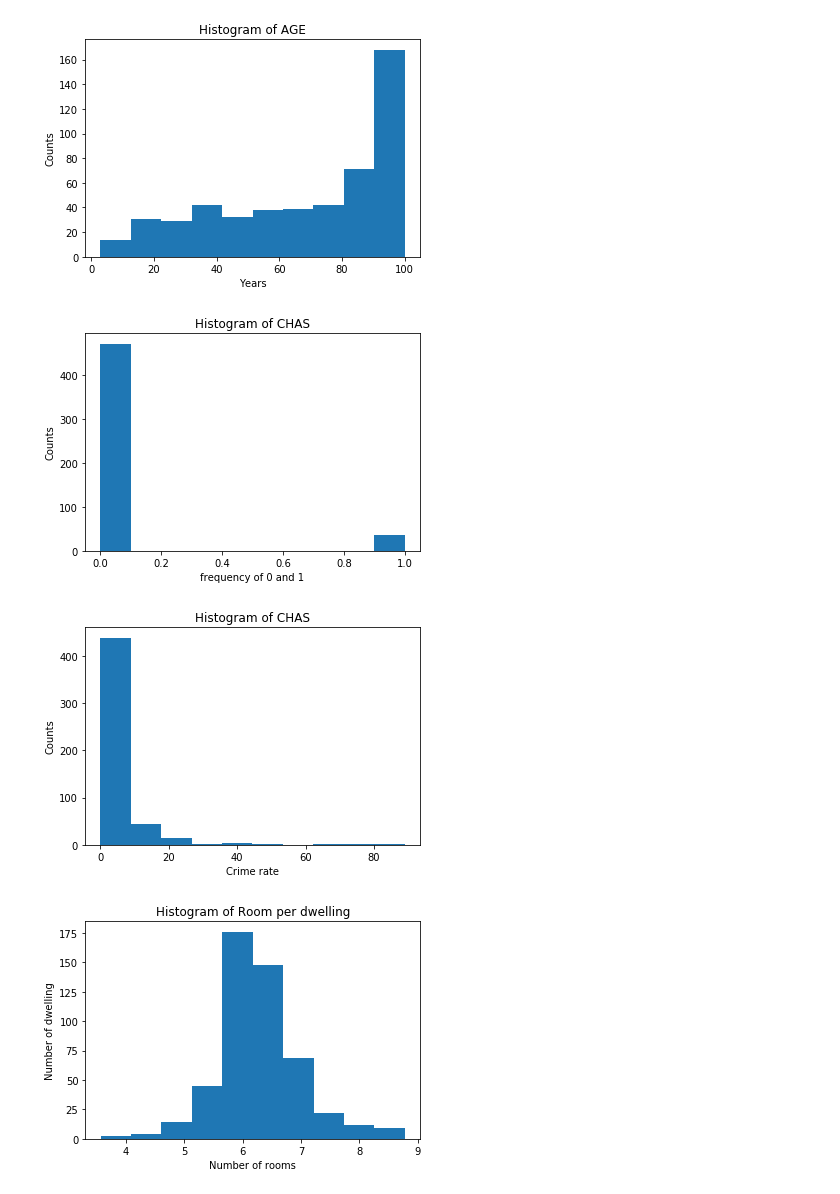
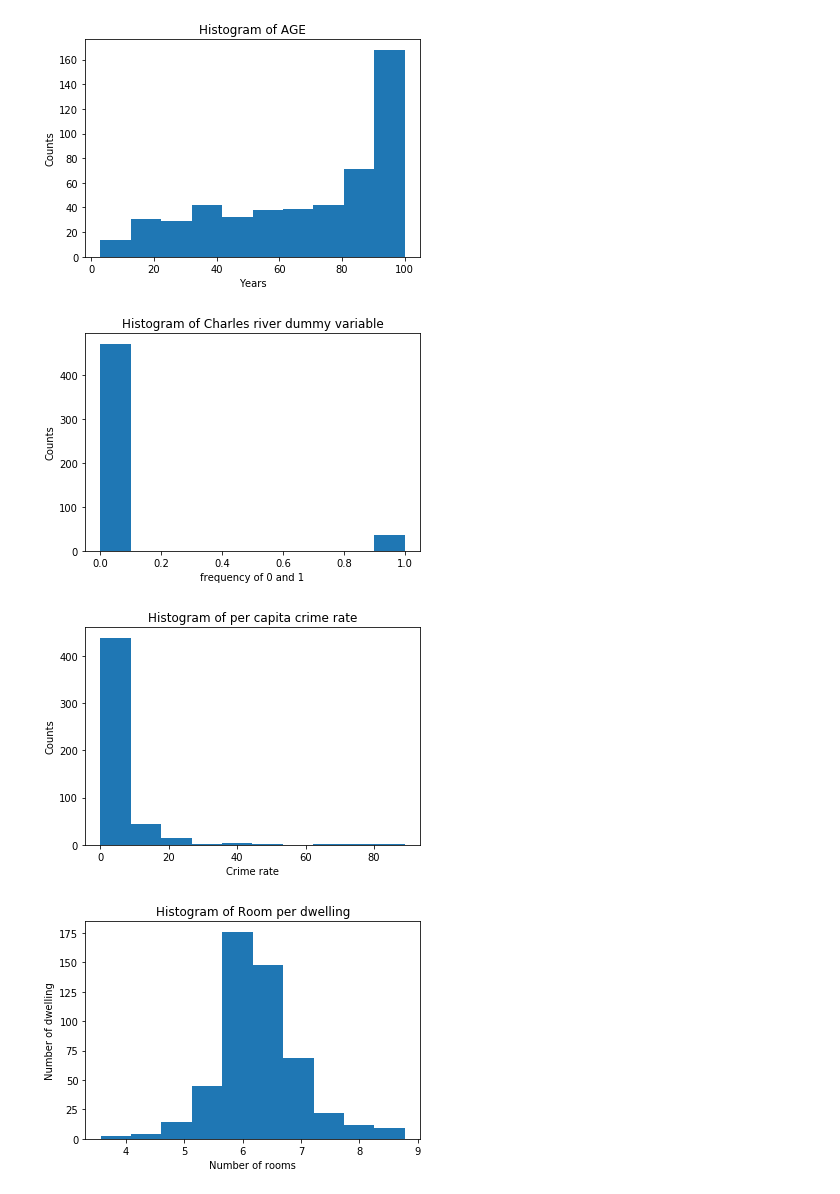
Before and after one commit to Aarushi1212/Real-Estate, a Jupyter notebook: Real Estate.ipynb, the cells around one changed output. Cells and saved outputs as stored; diff of their text form; code cells hidden in the pictures.

```diff
--- a/Real Estate.ipynb
+++ b/Real Estate.ipynb
@@ -156,23 +148,19 @@ plt.show()
 [figure]
 # %%
 plt.hist(housing["CHAS"])
-          #bins = 50,
-          #figsize =(20,15))
 plt.xlabel('frequency of 0 and 1')
 plt.ylabel('Counts')
-plt.title('Histogram of CHAS')
+plt.title('Histogram of Charles river dummy variable')
 plt.show()
 # %% [output]
-[figure, old version]
+[figure, new version]
 # %%
 plt.hist(housing["CRIM"])
-          #bins = 50,
-          #figsize =(20,15))
 plt.xlabel('Crime rate')
 plt.ylabel('Counts')
-plt.title('Histogram of CRIM')
+plt.title('Histogram of per capita crime rate')
 plt.show()
 # %% [output]
-[figure, old version]
+[figure, new version]
 # %%
 plt.hist(housing["RM"])
```
Also changed, not shown: parts of 52 cells of this notebook.
